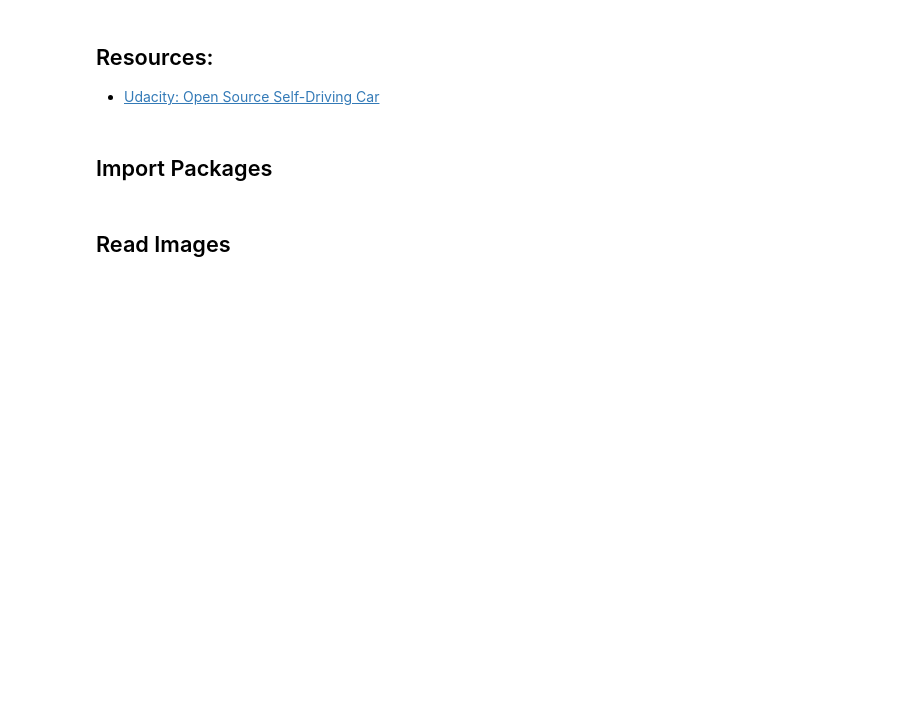
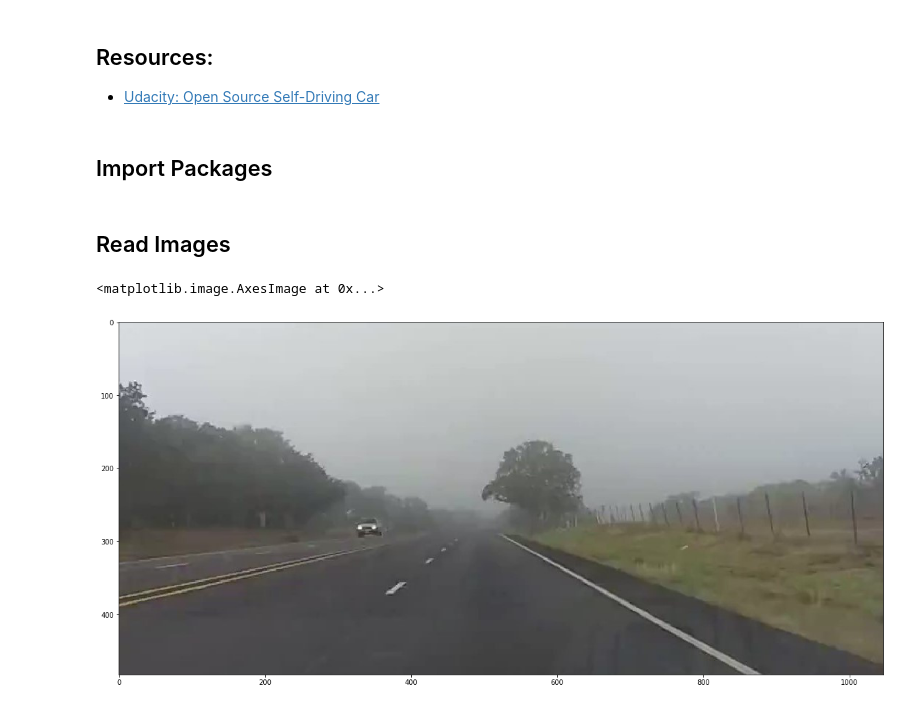
Before and after one commit to pakhotin/Image-Recognition, a Jupyter notebook: notebooks/Test.ipynb, the cells around one changed output. Cells and saved outputs as stored; diff of their text form; code cells hidden in the pictures; blank space fills up the shorter version.

```diff
--- a/notebooks/Test.ipynb
+++ b/notebooks/Test.ipynb
@@ -22,5 +30,10 @@ from moviepy.audio.tools.cuts import find_audio_period
 ## Read Images
 # %%
 img = mpimg.imread("../data/raw/Lane01.jpg")
+# %%
+plt.imshow(img)
+# %% [output]
+<matplotlib.image.AxesImage at 0x...>
+[figure, added]
 # %%
 img_gray = cv2.cvtColor(img, cv2.COLOR_BGR2GRAY)
```
Also changed, not shown: parts of 24 cells of this notebook.
